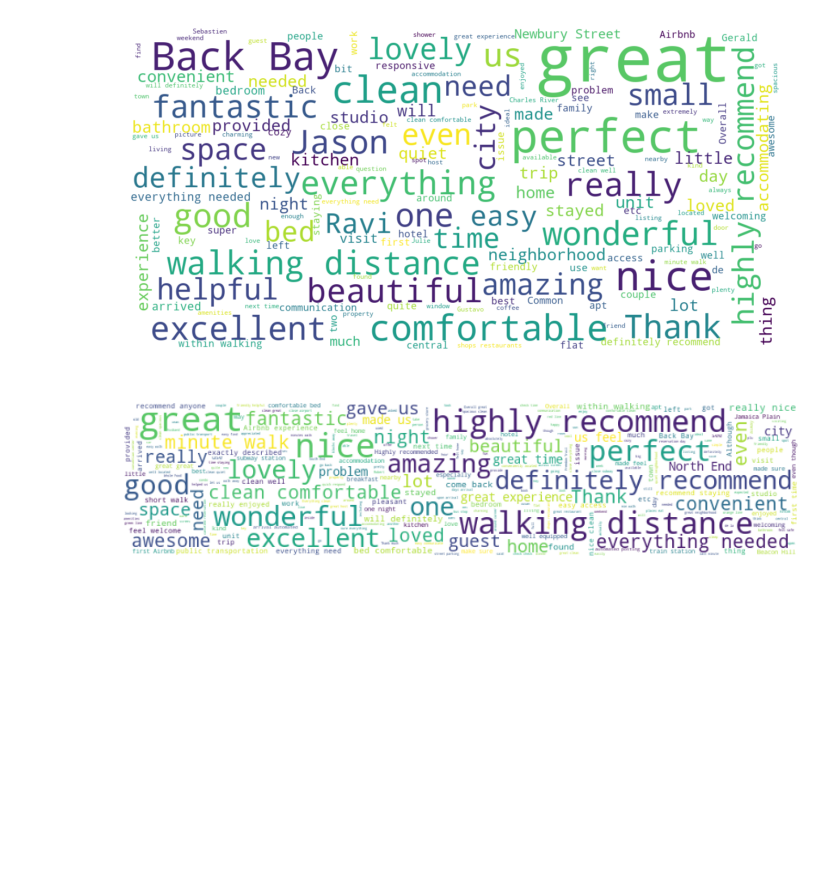
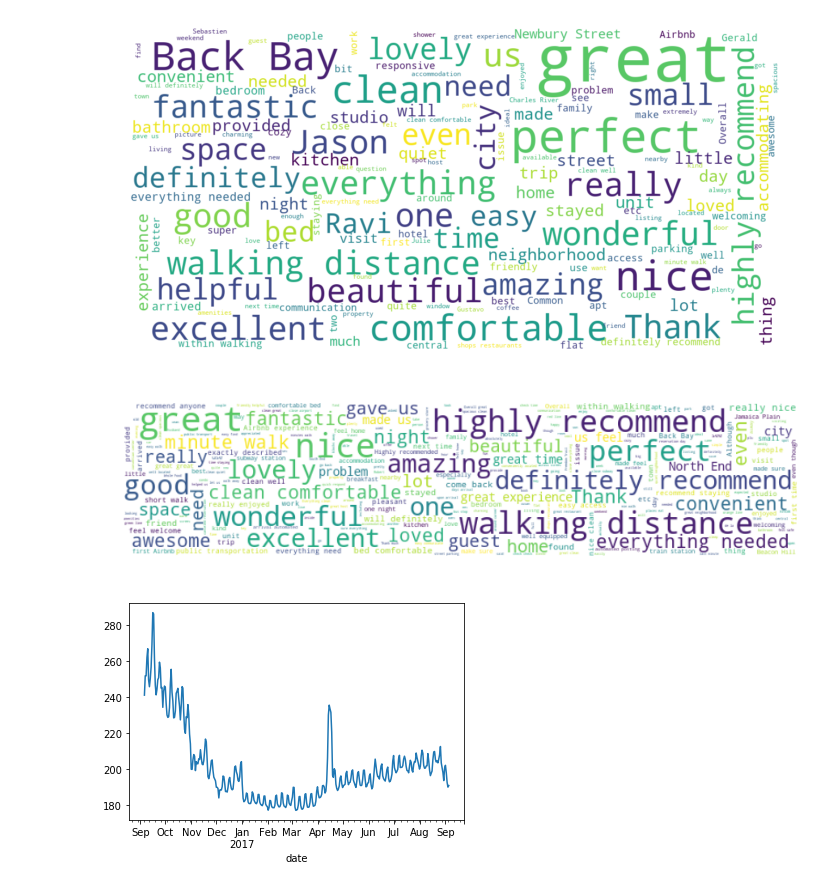
Before and after one commit to ilknurCakir/AirBnBBostonData, a Jupyter notebook: EDA.ipynb, the cells around one changed output. Cells and saved outputs as stored; diff of their text form; code cells hidden in the pictures; blank space fills up the shorter version.

```diff
--- a/EDA.ipynb
+++ b/EDA.ipynb
@@ -448,3 +448,7 @@ plt.imshow(wordcloud, interpolation='bilinear')
 plt.axis("off");
 # %% [output]
 [figure]
+# %%
+calendar.groupby('date').price.mean().plot(kind = 'line');
+# %% [output]
+[figure, added]
```
Also changed, not shown: parts of 3 cells of this notebook.
